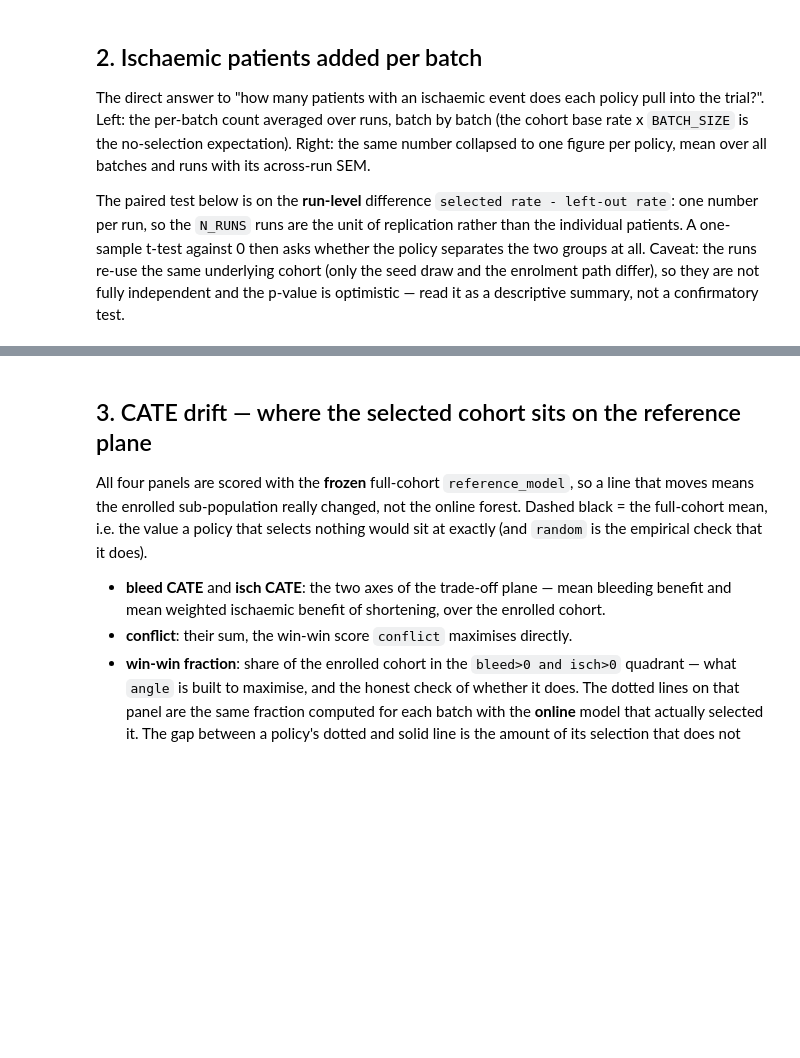
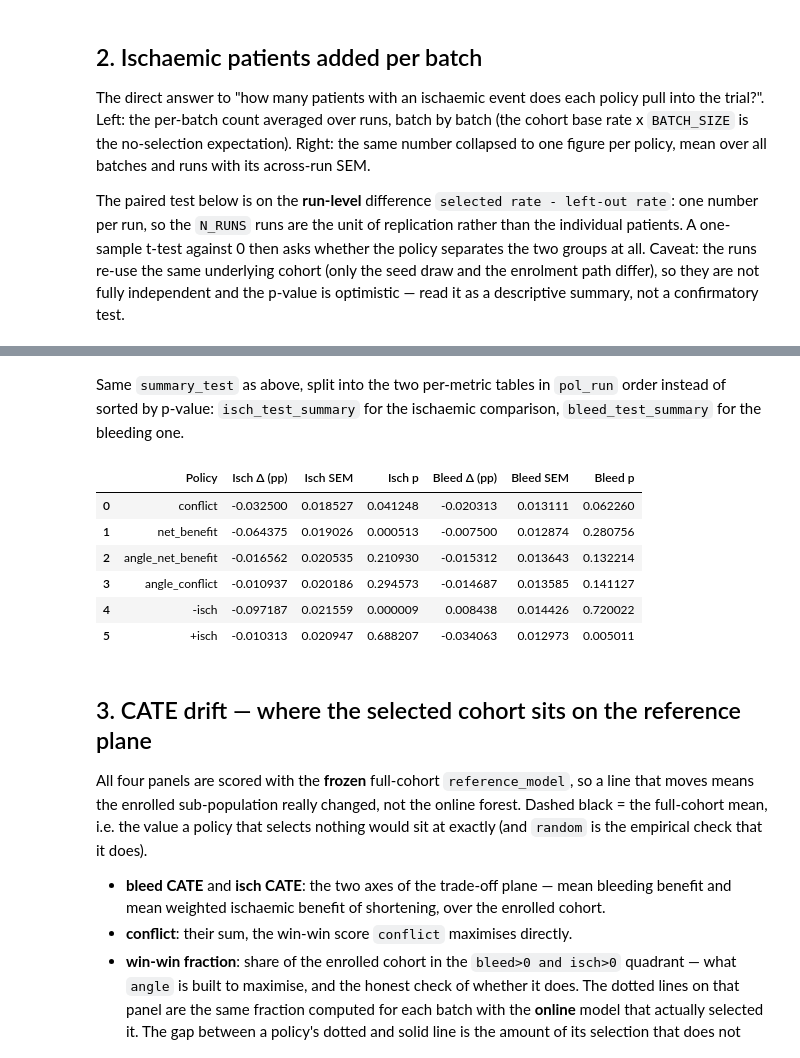
Before and after one commit to TommasoPioda/CATE-estimation-on-the-MASTER-DAPT-trial, a Jupyter notebook: online-learning/05_online_learning_policy_comparison_exp.ipynb, the cells around one changed output, grey strips where cells are left out. Saved outputs shown, nothing was run; the diff lists cells and outputs as text; code cells hidden in the pictures; blank space fills up the shorter version.

```diff
--- a/online-learning/05_online_learning_policy_comparison_exp.ipynb
+++ b/online-learning/05_online_learning_policy_comparison_exp.ipynb
@@ -823,3 +904,17 @@ angle_net_benefit        4.223125         4.22%        6.55%   -2.33   0.19 0.00
+# %% [markdown]
+Same `summary_test` as above, split into the two per-metric tables in `pol_run` order instead of sorted by p-value: `isch_test_summary` for the ischaemic comparison, `bleed_test_summary` for the bleeding one.
+# %%
+# unsorted, in pol_run order (the interleaved print above sorts each metric by p-value)
+isch_test_summary = summary_test[['Policy', 'Isch Δ (pp)', 'Isch SEM', 'Isch p']]
+bleed_test_summary = summary_test[['Policy', 'Bleed Δ (pp)', 'Bleed SEM', 'Bleed p']]
+# %% [output]
+|  | Policy | Isch Δ (pp) | Isch SEM | Isch p | Bleed Δ (pp) | Bleed SEM | Bleed p |
+| 0 | conflict | -0.032500 | 0.018527 | 0.041248 | -0.020313 | 0.013111 | 0.062260 |
+| 1 | net_benefit | -0.064375 | 0.019026 | 0.000513 | -0.007500 | 0.012874 | 0.280756 |
+| 2 | angle_net_benefit | -0.016562 | 0.020535 | 0.210930 | -0.015312 | 0.013643 | 0.132214 |
+| 3 | angle_conflict | -0.010937 | 0.020186 | 0.294573 | -0.014687 | 0.013585 | 0.141127 |
+| 4 | -isch | -0.097187 | 0.021559 | 0.000009 | 0.008438 | 0.014426 | 0.720022 |
+| 5 | +isch | -0.010313 | 0.020947 | 0.688207 | -0.034063 | 0.012973 | 0.005011 |
 # %% [markdown]
 ## 3. CATE drift — where the selected cohort sits on the reference plane
 
```
Also changed, not shown: parts of 18 cells of this notebook, 17 other files.
